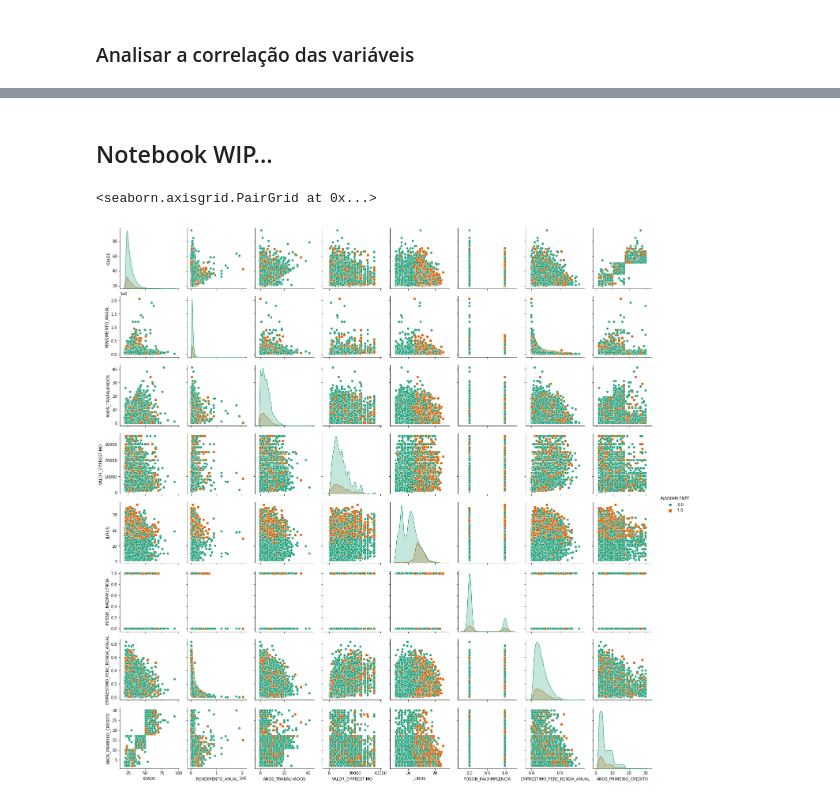
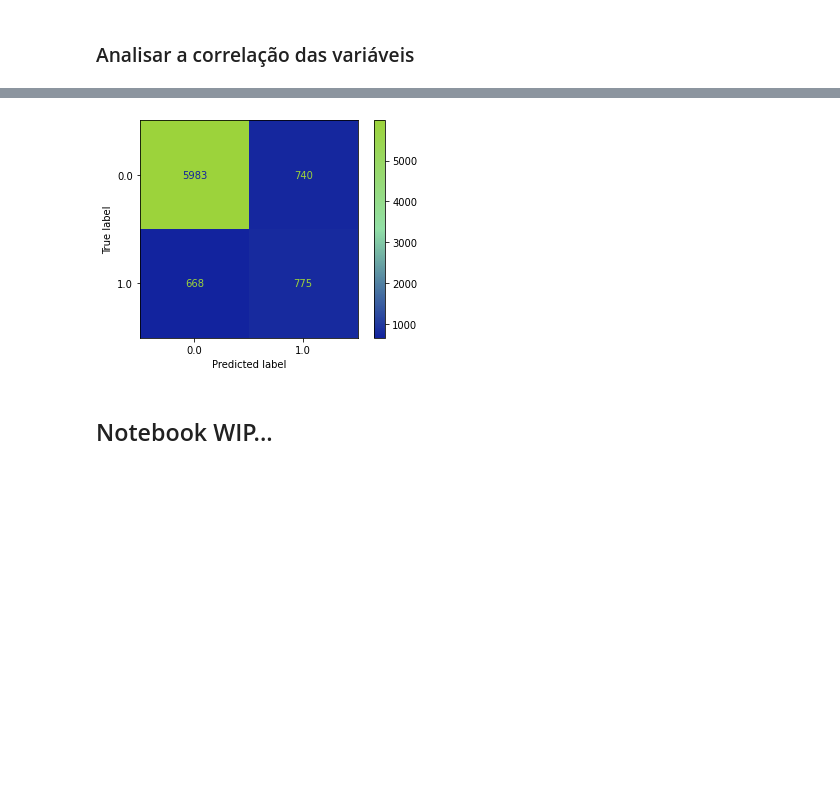
Before and after one commit to PericlesSavio/Alura_Challenge_Data_Science-2022, a Jupyter notebook: semana_2.ipynb, the cells around one changed output, grey strips where cells are left out. Drawn from its saved outputs; the diff is of its cells as text; code cells hidden in the pictures; blank space fills up the shorter version.

```diff
--- a/semana_2.ipynb
+++ b/semana_2.ipynb
@@ -375,0 +365,4 @@ dados_brutos.shape[0]- dados.shape[0]
+# %%
+dados2 = scaler.transform(dados2)
+dados2 = pd.DataFrame(dados2, columns = one_hot_enc.get_feature_names_out())
+dados2
@@ -375,0 +385,5 @@ dados_brutos.shape[0]- dados.shape[0]
+# %%
+SEED = 144
+from sklearn.model_selection import train_test_split
+x_treino, x_teste, alvo_treino, alvo_teste = train_test_split(dados2, alvo, random_state = SEED, stratify = alvo)
+alvo_treino
@@ -375,0 +420,5 @@ dados_brutos.shape[0]- dados.shape[0]
+# %%
+from imblearn.over_sampling import SMOTE
+smote = SMOTE(random_state = SEED)
+X_balanceado_over, alvo_balanceado_over = smote.fit_resample(x_treino, alvo_treino)
+X_balanceado_over
@@ -375,0 +443,4 @@ dados_brutos.shape[0]- dados.shape[0]
+# %%
+arvore = DecisionTreeClassifier(random_state=SEED)
+arvore.fit(X_balanceado_over, alvo_balanceado_over)
+previsao_arvore = arvore.predict(x_teste)
@@ -376,7 +458,9 @@ dados_brutos.shape[0]- dados.shape[0]
+# %%
+mapa_calor = matplotlib.colors.LinearSegmentedColormap.from_list("", ["#12239e","#92dfa6","#9cd33b"])
+ConfusionMatrixDisplay.from_estimator(arvore, x_teste, alvo_teste, cmap = mapa_calor)
+plt.grid(False)
+plt.show()
+# %% [output]
+[figure, added]
 # %% [markdown]
 ## Notebook WIP...
-# %%
-sns.pairplot(dados, hue='INADIMPLENTE', markers=["o", "s"], palette='Dark2')
-# %% [output]
-<seaborn.axisgrid.PairGrid at 0x...>
-[figure, removed]
```
Also changed, not shown: parts of 45 cells of this notebook, 1 other file.
